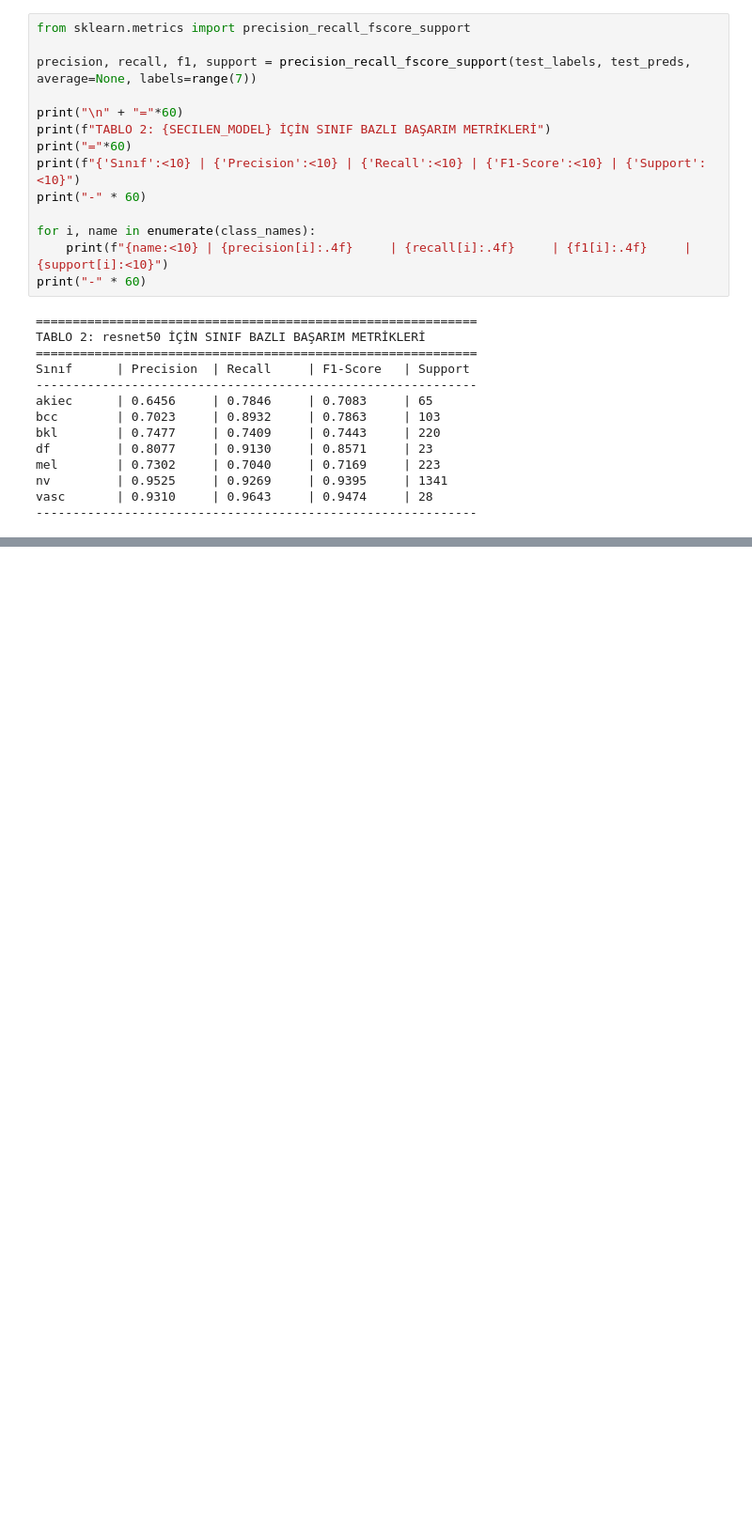
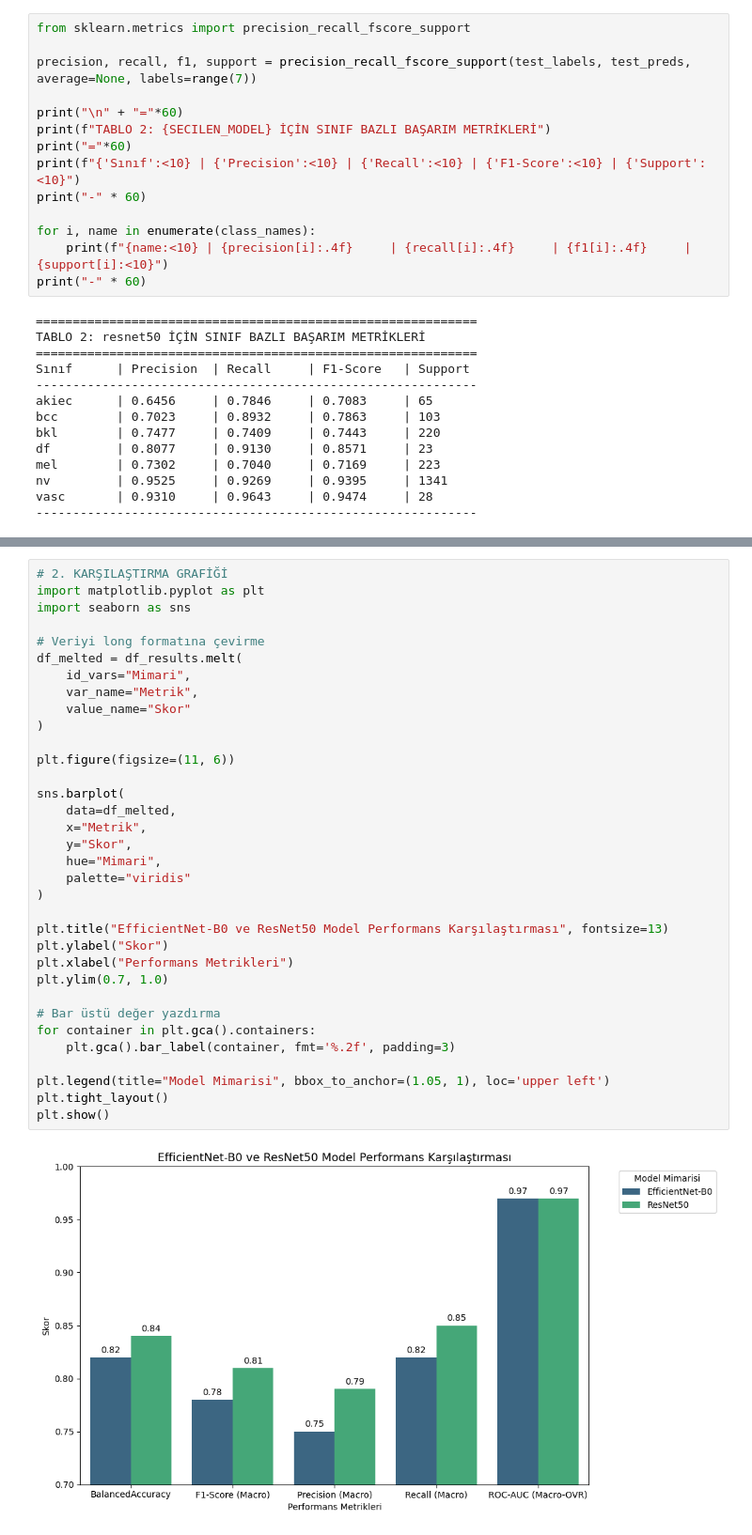
Before and after one commit to iamsevval/SkinCancer_DL_Project, a Jupyter notebook: final_kod_dosyalar/SEVVAL_ARSLAN_22040301030_DermAI/Transfer_learning_and_fine_tuning/SEVVAL_ARSLAN_22040301030_DermAI_ResNet50.ipynb, the cells around one changed output, grey strips where cells are left out. Shown at 94% size. Drawn from its saved outputs; the diff is of its cells as text; blank space fills up the shorter version.

Commit message:
Improvements to EfficientNetB0 and ResNet50 models

```diff
--- a/final_kod_dosyalar/SEVVAL_ARSLAN_22040301030_DermAI/Transfer_learning_and_fine_tuning/SEVVAL_ARSLAN_22040301030_DermAI_ResNet50.ipynb
+++ b/final_kod_dosyalar/SEVVAL_ARSLAN_22040301030_DermAI/Transfer_learning_and_fine_tuning/SEVVAL_ARSLAN_22040301030_DermAI_ResNet50.ipynb
@@ -961,0 +996,36 @@ vasc       | 0.9310     | 0.9643     | 0.9474     | 28
+# %%
+# 2. KARŞILAŞTIRMA GRAFİĞİ
+import matplotlib.pyplot as plt
+import seaborn as sns
+
+# Veriyi long formatına çevirme
+df_melted = df_results.melt(
+    id_vars="Mimari",
+    var_name="Metrik",
+    value_name="Skor"
+)
+
+plt.figure(figsize=(11, 6))
+
+sns.barplot(
+    data=df_melted,
+    x="Metrik",
+    y="Skor",
+    hue="Mimari",
+    palette="viridis"
+)
+
+plt.title("EfficientNet-B0 ve ResNet50 Model Performans Karşılaştırması", fontsize=13)
+plt.ylabel("Skor")
+plt.xlabel("Performans Metrikleri")
+plt.ylim(0.7, 1.0)
+
+# Bar üstü değer yazdırma
+for container in plt.gca().containers:
+    plt.gca().bar_label(container, fmt='%.2f', padding=3)
+
+plt.legend(title="Model Mimarisi", bbox_to_anchor=(1.05, 1), loc='upper left')
+plt.tight_layout()
+plt.show()
+# %% [output]
+[figure, added]
```
Also changed, not shown: parts of 1 cell of this notebook, 1 other file.
